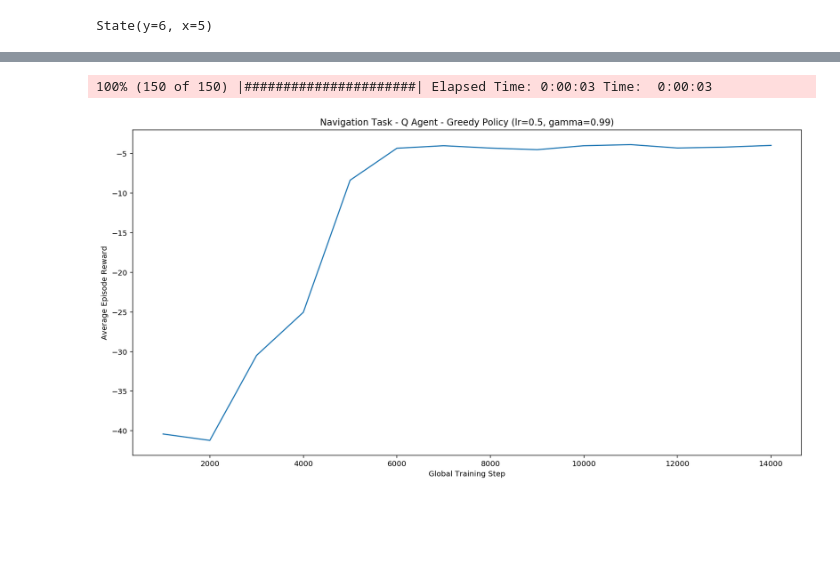
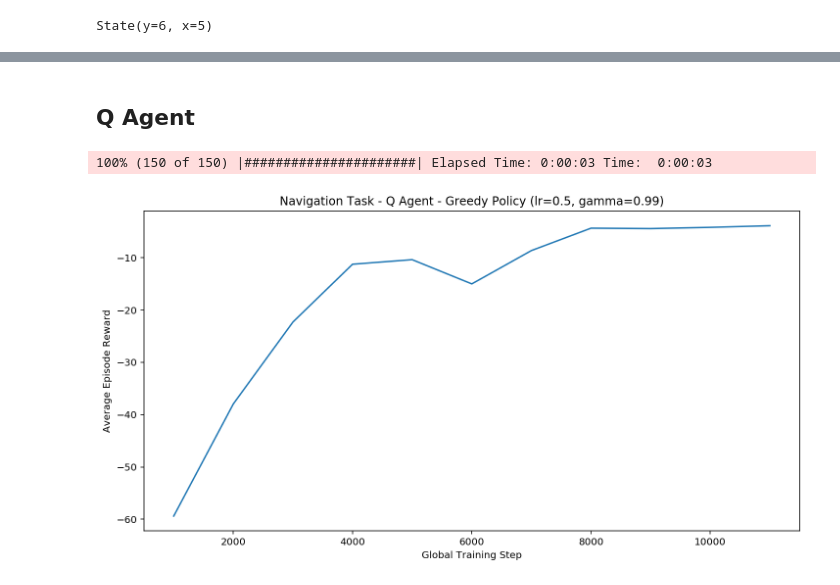
Before and after one commit to SithHappens/Reinforcement-Learning, a Jupyter notebook: Hierarchical Learning/Max Q.ipynb, the cells around one changed output, grey strips where cells are left out. Drawn from its saved outputs; the diff is of its cells as text; code cells hidden in the pictures; blank space fills up the shorter version.

```diff
--- a/Hierarchical Learning/Max Q.ipynb
+++ b/Hierarchical Learning/Max Q.ipynb
@@ -12,4 +13,10 @@ InteractiveShell.ast_node_interactivity = "all"
 
 # This makes plots with higher resolutions
 %config InlineBackend.figure_format ='retina'
-plt.rcParams["figure.figsize"] = (16,8)
+plt.rcParams["figure.figsize"] = (12,6)
+
+light_grey = [0.8,0.8,0.8]
+darker_grey = [0.6,0.6,0.6]
+yellow = [1.0,1.0,0.0]
+blue = [0.4,0.8,1.0]
+green = [0.2,1.0,0.4]
@@ -287,3 +298,5 @@ State(agent_pos=[4, 1], passenger_goal_idx=1, passenger_pos_idx=2)
+# %% [markdown]
+## Q Agent
 # %%
 class Q_Agent:
 
@@ -304,7 +317,7 @@ class Q_Agent:
         action = np.argmax(self.Q[state])
         return action
 
-    def exploration_policy(self, state, temperature=30):
+    def exploration_policy(self, state, temperature=10):
         """Returns action according to the Gibbs distribution."""
         p = np.exp(1 / temperature * self.Q[state])
         p /= np.sum(p)
@@ -314,42 +327,35 @@ class Q_Agent:
     def update(self, state, action, next_state, reward):
         self.Q[state][action] = (1 - self.alpha) * self.Q[state][action] + self.alpha * (reward + self.gamma * np.max(self.Q[next_state]))
 
-    def execute_episode(self, render=True, max_steps=60):
+    def execute_episode(self, max_episode_len=60):
         state = self.env.reset()
-        done = False
-        if render:
-            self.env.render()
-
         episode_reward = 0
         num_steps = 0
+        done = False
 
-        while not done and num_steps < max_steps:
+        while not done and num_steps < max_episode_len:
             action = self.greedy_policy(state)
             next_state, reward, done = self.env.step(action)
 
             episode_reward += reward
             num_steps += 1
 
-            if render:
-                self.env.render()
-                time.sleep(0.1)
-
             state = next_state
 
         return episode_reward, num_steps
 
-    def test_policy(self, num_runs, max_steps):
+    def test_policy(self, num_runs, max_episode_len):
         avg_reward, avg_num_steps, avg_reward_per_step = [], [], []
 
         for _ in range(num_runs):
-            episode_reward, num_steps = self.execute_episode(render=False, max_steps=max_steps)
+            episode_reward, num_steps = self.execute_episode(max_episode_len=max_episode_len)
             avg_reward.append(episode_reward)
             avg_num_steps.append(num_steps)
             avg_reward_per_step.append(episode_reward / num_steps)
 
         return np.mean(avg_reward), np.mean(avg_num_steps), np.mean(avg_reward_per_step)
 
-    def learn(self, num_episodes, max_steps=300):
+    def learn(self, num_episodes, max_episode_len=300):
         global_step = 0
         training_log = defaultdict(list)
         training_log['learning_rate'] = self.alpha
@@ -360,7 +366,7 @@ class Q_Agent:
             state = self.env.reset()
             episode_reward = 0
 
-            for step in range(max_steps):
+            for step in range(max_episode_len):
 
                 action = self.exploration_policy(state)
                 next_state, reward, done = self.env.step(action)
@@ -369,7 +375,7 @@ class Q_Agent:
                 global_step += 1
 
                 if global_step % 1000 == 0:
-                    avg_reward, _, _ = self.test_policy(num_runs=100, max_steps=60)
+                    avg_reward, _, _ = self.test_policy(num_runs=100, max_episode_len=60)
                     training_log['global_training_step'].append(global_step)
                     training_log['avg_reward_per_episode'].append(avg_reward)
 
@@ -382,12 +388,12 @@ class Q_Agent:
 # %%
 agent = Q_Agent(env=nav_task)
 
-log = agent.learn(num_episodes=150)
+log = agent.learn(num_episodes=150, max_episode_len=300)
 
 plt.plot(log['global_training_step'], log['avg_reward_per_episode']);
 plt.title('{} - Q Agent - Greedy Policy (lr={}, gamma={})'.format(nav_task.title, log['learning_rate'], log['discount']));
 plt.xlabel('Global Training Step');
 plt.ylabel('Average Episode Reward');
 # %% [output]
 100% (150 of 150) |######################| Elapsed Time: 0:00:03 Time:  0:00:03
-[figure, old version]
+[figure, new version]
```
Also changed, not shown: parts of 19 cells of this notebook.
